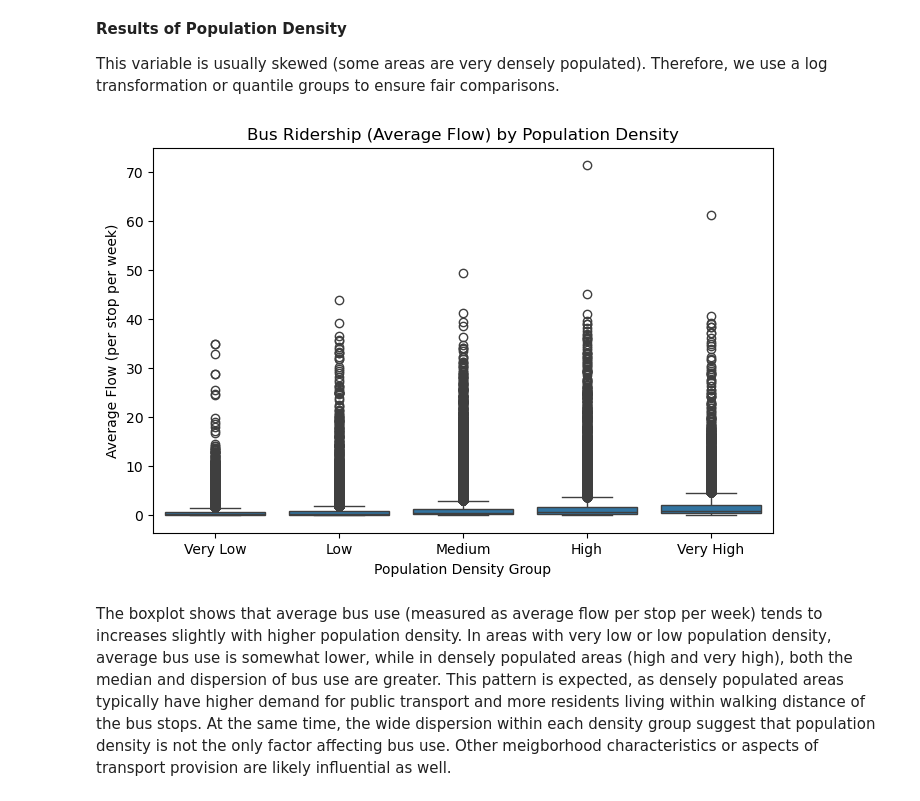
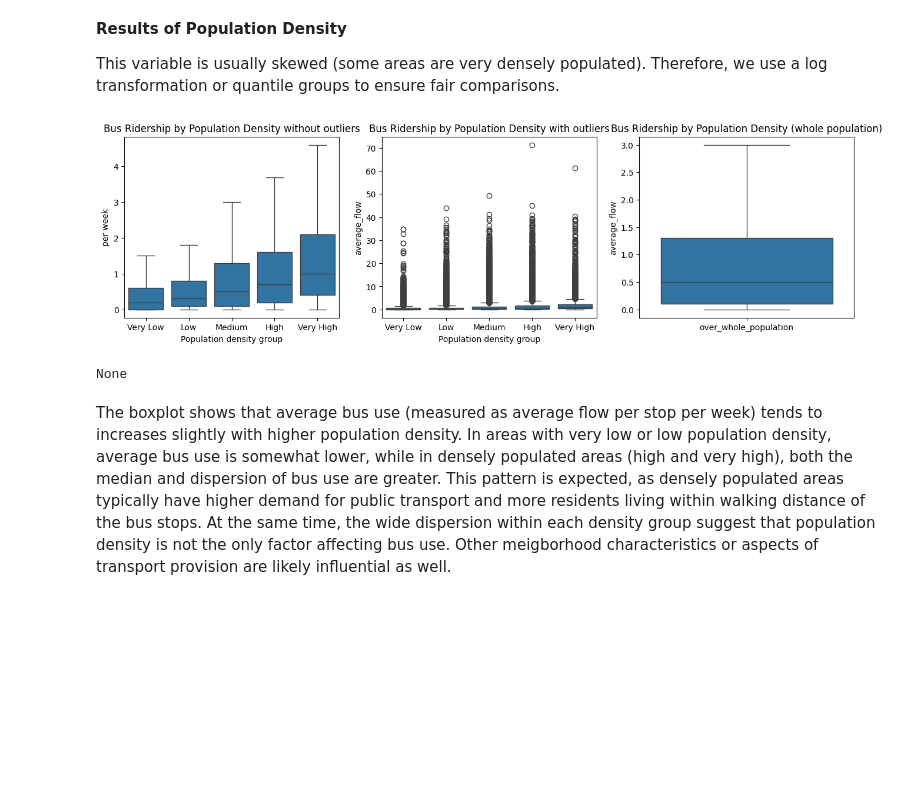
Before and after one commit to Mulhamomar/TIL6022_group10, a Jupyter notebook: TIL-6022 Bus Ridership.ipynb, the cells around one changed output. Saved outputs shown, nothing was run; the diff lists cells and outputs as text; code cells hidden in the pictures; blank space fills up the shorter version.

```diff
--- a/TIL-6022 Bus Ridership.ipynb
+++ b/TIL-6022 Bus Ridership.ipynb
@@ -425,16 +354,3 @@ A boxplot is chosen to visualize the relationship between bus ridership and the
 
 The data contains median_age as a numerical value per bus stop.
 To use this in a boxplot analysis, this is divide it into groups (bins) so that the distribution of average_flow (bus use) per age category is seen.
-# %%
-# Step 1: Create age bins, the median ages grouped into meaningful intervals
-bins = [0, 20, 30, 40, 50, 60, 70, 100]  # age ranges
-labels = ['<20', '20-29', '30-39', '40-49', '50-59', '60-69', '70+']
-df['age_group'] = pd.cut(df['median_age'], bins=bins, labels=labels, right=False)
-
-# Step 2: Create the boxplot
-plt.figure(figsize=(8,6))
-sns.boxplot(x='age_group', y='average_flow', data=df)
-plt.title('Bus Ridership (Average Flow) by Median Age Group')
-plt.xlabel('Median Age Group')
-plt.ylabel('Average Flow (per stop per week)')
-plt.show()
@@ -470,22 +382,13 @@ The boxplot shows that average bus use (measured as average flow per stop per we
 
 This variable is usually skewed (some areas are very densely populated).
 Therefore, we use a log transformation or quantile groups to ensure fair comparisons.
-# %%
-# Step 1: add log-transformation
-df['log_density'] = np.log(df['pop_density'] + 1)  # +1 om log(0) te voorkomen
-
-# Step 2: Divide into 5 equal quantile groups
-df['density_group'] = pd.qcut(df['log_density'], q=5, labels=['Very Low', 'Low', 'Medium', 'High', 'Very High'])
-
-# Step 3: Boxplot
-plt.figure(figsize=(8,5))
-sns.boxplot(x='density_group', y='average_flow', data=df)
-plt.title('Bus Ridership (Average Flow) by Population Density')
-plt.xlabel('Population Density Group')
-plt.ylabel('Average Flow (per stop per week)')
-plt.show()
-# %% [output]
-[figure, removed]
+# %%
+quartiles = df['log_density'].quantile([.00, .20, .40, .60, .80,1.00]).tolist() #to make the bins
+labels=['Very Low', 'Low', 'Medium', 'High', 'Very High']
+print(boxplot(quartiles, labels,'log_density', 'Population density group', 'Bus Ridership by Population Density'))
+# %% [output]
+[figure, added]
+None
 # %% [markdown]
 The boxplot shows that average bus use (measured as average flow per stop per week) tends to increases slightly with higher population density. In areas with very low or low population density, average bus use is somewhat lower, while in densely populated areas (high and very high), both the median and dispersion of bus use are greater. This pattern is expected, as densely populated areas typically have higher demand for public transport and more residents living within walking distance of the bus stops. At the same time, the wide dispersion within each density group suggest that population density is not the only factor affecting bus use. Other meigborhood characteristics or aspects of transport provision are likely influential as well.
 # %% [markdown]
```
Also changed, not shown: parts of 22 cells of this notebook.
